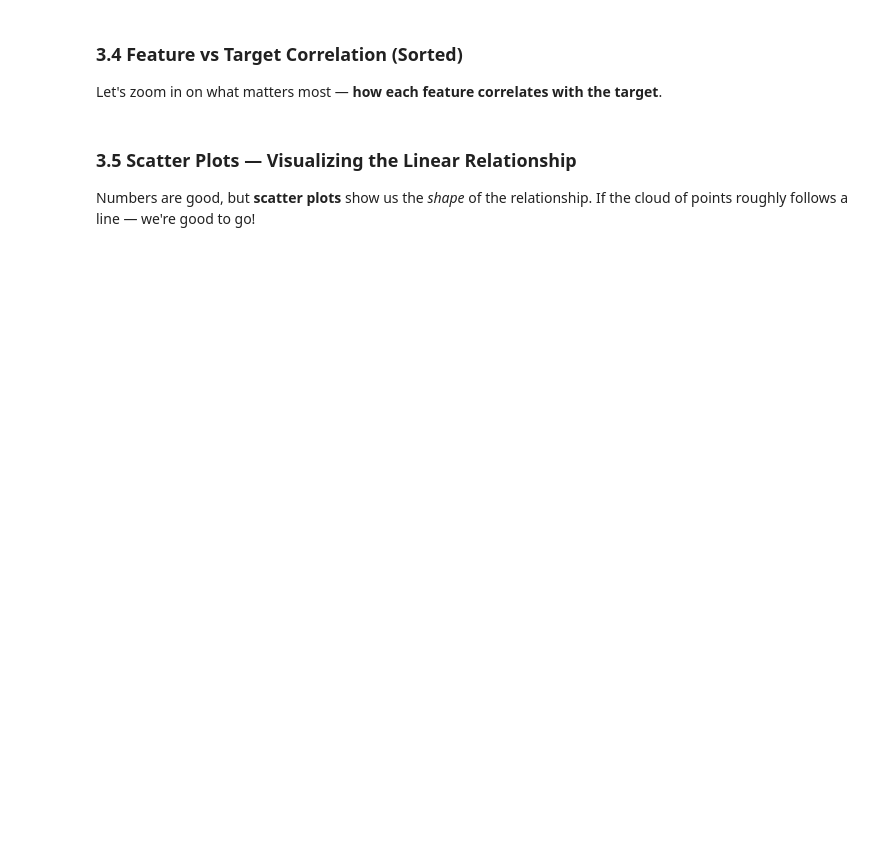
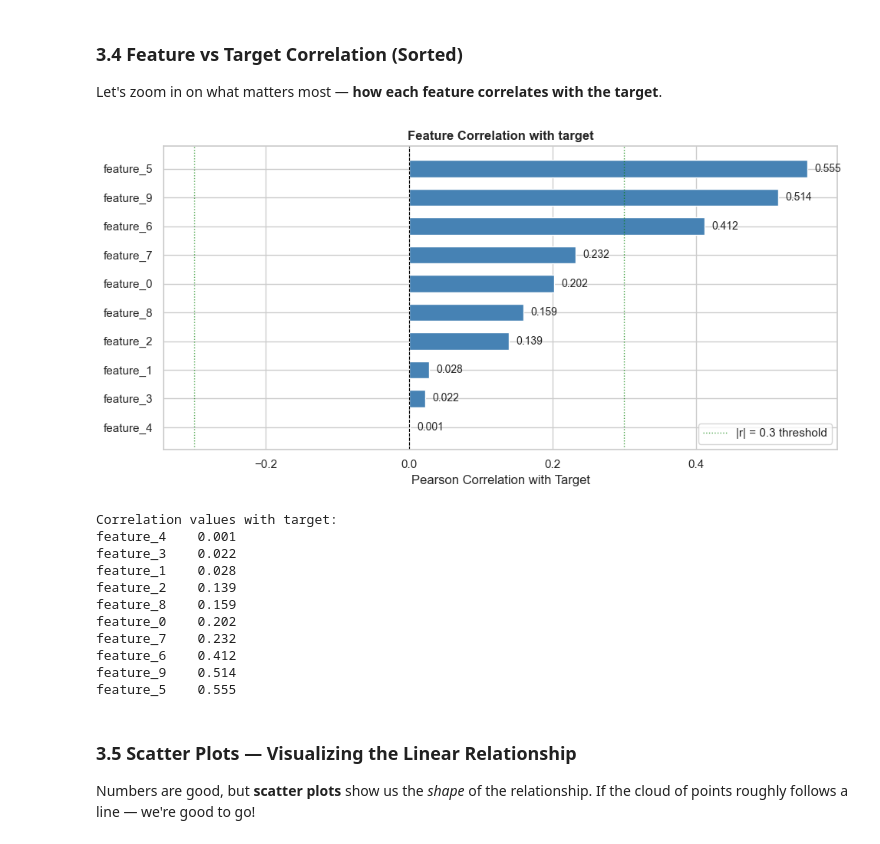
Before and after one commit to davidrajm/DSA-DL-FDP, a Jupyter notebook: Day 02 - Machine Learning - Dr Arun RajKumar/Lab Sessions/linear_regression.ipynb, the cells around one changed output. Cells and saved outputs as stored; diff of their text form; code cells hidden in the pictures; blank space fills up the shorter version.

```diff
--- a/Day 02 - Machine Learning - Dr Arun RajKumar/Lab Sessions/linear_regression.ipynb
+++ b/Day 02 - Machine Learning - Dr Arun RajKumar/Lab Sessions/linear_regression.ipynb
@@ -172,29 +412,22 @@ plt.show()
 
 Let's zoom in on what matters most — **how each feature correlates with the target**.
 # %%
-target_corr = df.corr()['target'].drop('target').sort_values()
-
-colors = ['tomato' if v < 0 else 'steelblue' for v in target_corr.values]
-
-plt.figure(figsize=(10, 5))
-bars = plt.barh(target_corr.index, target_corr.values, color=colors, edgecolor='white', height=0.6)
-plt.axvline(0, color='black', linewidth=0.8, linestyle='--')
-plt.axvline(0.3, color='green', linewidth=1, linestyle=':', alpha=0.7, label='|r| = 0.3 threshold')
-plt.axvline(-0.3, color='green', linewidth=1, linestyle=':', alpha=0.7)
-plt.xlabel('Pearson Correlation with Target')
-plt.title('Feature Correlation with Disease Progression (Target)', fontweight='bold')
-plt.legend()
-
-# Annotate values
-for bar, val in zip(bars, target_corr.values):
-    plt.text(val + 0.01 * np.sign(val), bar.get_y() + bar.get_height()/2,
-             f'{val:.3f}', va='center', ha='left' if val >= 0 else 'right', fontsize=10)
-
-plt.tight_layout()
-plt.show()
-
+target_corr = plot_feature_target_correlation(df, target_col='target', threshold=0.3)
 print("\nCorrelation values with target:")
 print(target_corr.round(3).to_string())
+# %% [output]
+[figure, added]
+Correlation values with target:
+feature_4    0.001
+feature_3    0.022
+feature_1    0.028
+feature_2    0.139
+feature_8    0.159
+feature_0    0.202
+feature_7    0.232
+feature_6    0.412
+feature_9    0.514
+feature_5    0.555
 # %% [markdown]
 ### 3.5 Scatter Plots — Visualizing the Linear Relationship
 
```
Also changed, not shown: parts of 21 cells of this notebook, 4 other files.
